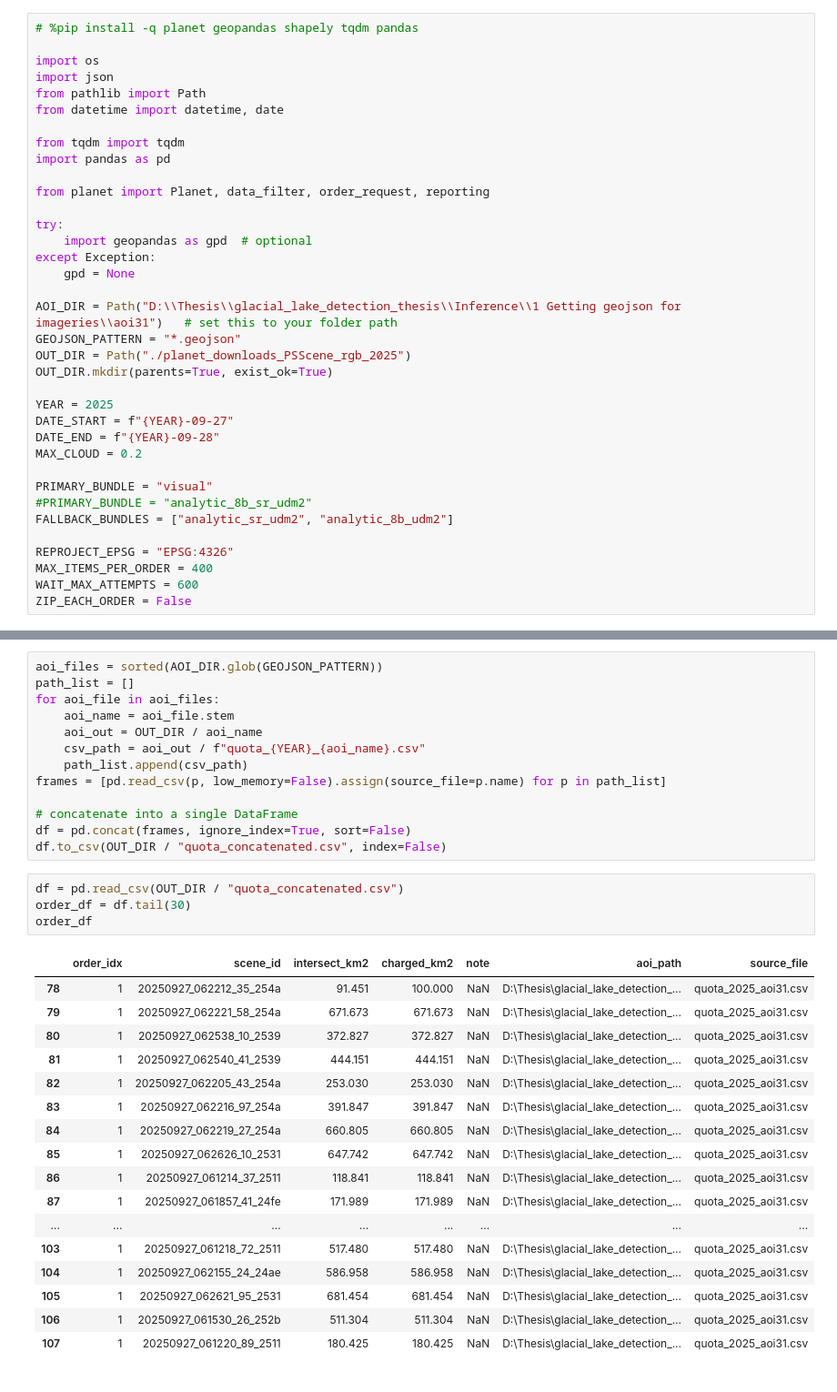
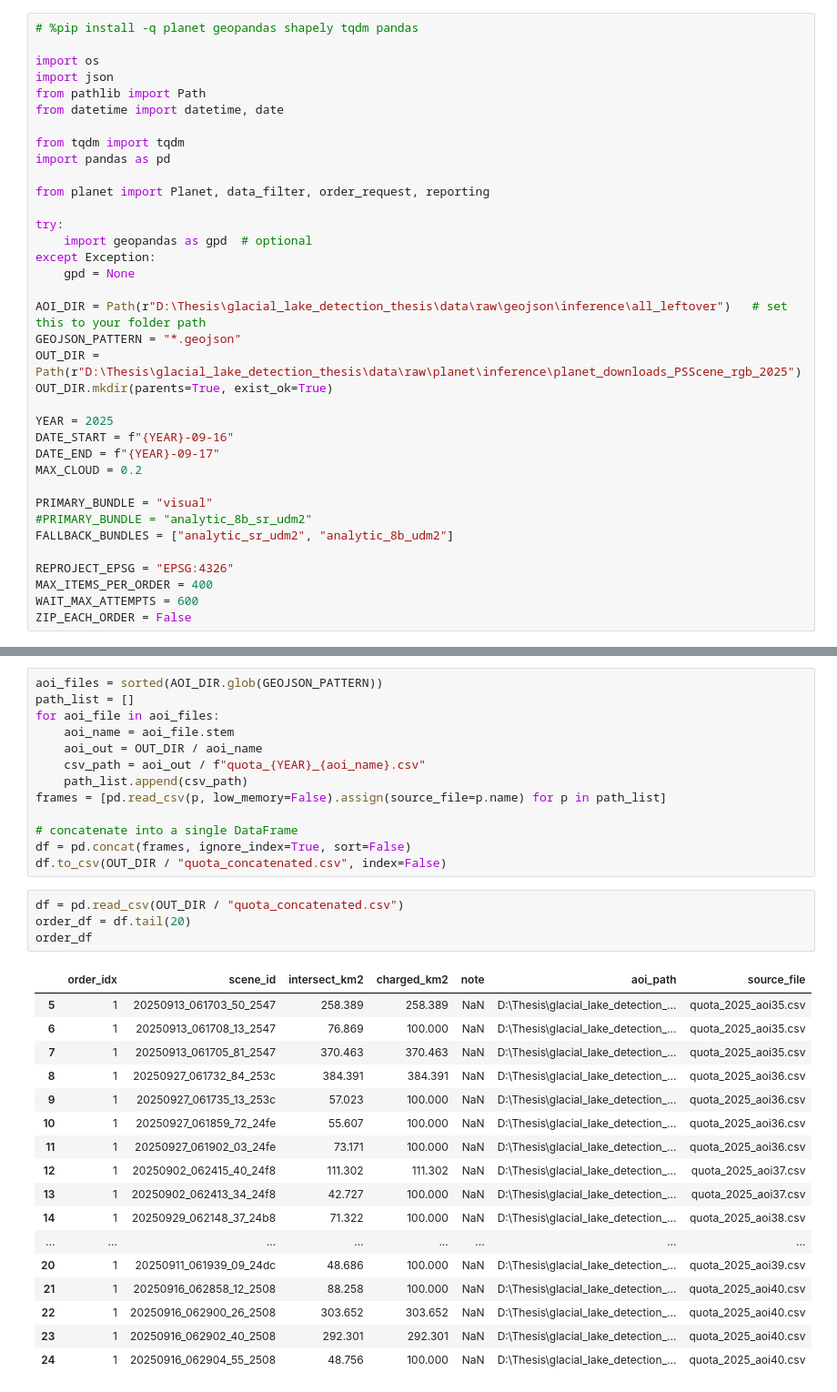
Before and after one commit to MuhammadBilalCS50/glacial_lake_detection_thesis, a Jupyter notebook: notebooks/inference/2 Getting imageries from planet/Planet_PSScene_2020_AOI_BatchedOrders_with_quota_estimate.ipynb, the cells around one changed output, grey strips where cells are left out. Shown at 91% size. Drawn from its saved outputs; the diff is of its cells as text.

```diff
--- a/notebooks/inference/2 Getting imageries from planet/Planet_PSScene_2020_AOI_BatchedOrders_with_quota_estimate.ipynb
+++ b/notebooks/inference/2 Getting imageries from planet/Planet_PSScene_2020_AOI_BatchedOrders_with_quota_estimate.ipynb
@@ -28,14 +28,14 @@ try:
 except Exception:
     gpd = None
 
-AOI_DIR = Path("D:\\Thesis\\glacial_lake_detection_thesis\\Inference\\1 Getting geojson for imageries\\aoi31")   # set this to your folder path
+AOI_DIR = Path(r"D:\Thesis\glacial_lake_detection_thesis\data\raw\geojson\inference\all_leftover")   # set this to your folder path
 GEOJSON_PATTERN = "*.geojson"
-OUT_DIR = Path("./planet_downloads_PSScene_rgb_2025")
+OUT_DIR = Path(r"D:\Thesis\glacial_lake_detection_thesis\data\raw\planet\inference\planet_downloads_PSScene_rgb_2025")
 OUT_DIR.mkdir(parents=True, exist_ok=True)
 
 YEAR = 2025
-DATE_START = f"{YEAR}-09-27"
-DATE_END = f"{YEAR}-09-28"
+DATE_START = f"{YEAR}-09-16"
+DATE_END = f"{YEAR}-09-17"
 MAX_CLOUD = 0.2
 
 PRIMARY_BUNDLE = "visual"
@@ -291,26 +287,26 @@ df = pd.concat(frames, ignore_index=True, sort=False)
 df.to_csv(OUT_DIR / "quota_concatenated.csv", index=False)
 # %%
 df = pd.read_csv(OUT_DIR / "quota_concatenated.csv")
-order_df = df.tail(30)
+order_df = df.tail(20)
 order_df
 # %% [output]
 |  | order_idx | scene_id | intersect_km2 | charged_km2 | note | aoi_path | source_file |
-| 78 | 1 | 20250927_062212_35_254a | 91.451 | 100.000 | NaN | D:\Thesis\glacial_lake_detection_... | quota_2025_aoi31.csv |
-| 79 | 1 | 20250927_062221_58_254a | 671.673 | 671.673 | NaN | D:\Thesis\glacial_lake_detection_... | quota_2025_aoi31.csv |
-| 80 | 1 | 20250927_062538_10_2539 | 372.827 | 372.827 | NaN | D:\Thesis\glacial_lake_detection_... | quota_2025_aoi31.csv |
-| 81 | 1 | 20250927_062540_41_2539 | 444.151 | 444.151 | NaN | D:\Thesis\glacial_lake_detection_... | quota_2025_aoi31.csv |
-| 82 | 1 | 20250927_062205_43_254a | 253.030 | 253.030 | NaN | D:\Thesis\glacial_lake_detection_... | quota_2025_aoi31.csv |
-| 83 | 1 | 20250927_062216_97_254a | 391.847 | 391.847 | NaN | D:\Thesis\glacial_lake_detection_... | quota_2025_aoi31.csv |
-| 84 | 1 | 20250927_062219_27_254a | 660.805 | 660.805 | NaN | D:\Thesis\glacial_lake_detection_... | quota_2025_aoi31.csv |
-| 85 | 1 | 20250927_062626_10_2531 | 647.742 | 647.742 | NaN | D:\Thesis\glacial_lake_detection_... | quota_2025_aoi31.csv |
-| 86 | 1 | 20250927_061214_37_2511 | 118.841 | 118.841 | NaN | D:\Thesis\glacial_lake_detection_... | quota_2025_aoi31.csv |
-| 87 | 1 | 20250927_061857_41_24fe | 171.989 | 171.989 | NaN | D:\Thesis\glacial_lake_detection_... | quota_2025_aoi31.csv |
+| 5 | 1 | 20250913_061703_50_2547 | 258.389 | 258.389 | NaN | D:\Thesis\glacial_lake_detection_... | quota_2025_aoi35.csv |
+| 6 | 1 | 20250913_061708_13_2547 | 76.869 | 100.000 | NaN | D:\Thesis\glacial_lake_detection_... | quota_2025_aoi35.csv |
+| 7 | 1 | 20250913_061705_81_2547 | 370.463 | 370.463 | NaN | D:\Thesis\glacial_lake_detection_... | quota_2025_aoi35.csv |
+| 8 | 1 | 20250927_061732_84_253c | 384.391 | 384.391 | NaN | D:\Thesis\glacial_lake_detection_... | quota_2025_aoi36.csv |
+| 9 | 1 | 20250927_061735_13_253c | 57.023 | 100.000 | NaN | D:\Thesis\glacial_lake_detection_... | quota_2025_aoi36.csv |
+| 10 | 1 | 20250927_061859_72_24fe | 55.607 | 100.000 | NaN | D:\Thesis\glacial_lake_detection_... | quota_2025_aoi36.csv |
+| 11 | 1 | 20250927_061902_03_24fe | 73.171 | 100.000 | NaN | D:\Thesis\glacial_lake_detection_... | quota_2025_aoi36.csv |
+| 12 | 1 | 20250902_062415_40_24f8 | 111.302 | 111.302 | NaN | D:\Thesis\glacial_lake_detection_... | quota_2025_aoi37.csv |
+| 13 | 1 | 20250902_062413_34_24f8 | 42.727 | 100.000 | NaN | D:\Thesis\glacial_lake_detection_... | quota_2025_aoi37.csv |
+| 14 | 1 | 20250929_062148_37_24b8 | 71.322 | 100.000 | NaN | D:\Thesis\glacial_lake_detection_... | quota_2025_aoi38.csv |
 | ... | ... | ... | ... | ... | ... | ... | ... |
-| 103 | 1 | 20250927_061218_72_2511 | 517.480 | 517.480 | NaN | D:\Thesis\glacial_lake_detection_... | quota_2025_aoi31.csv |
-| 104 | 1 | 20250927_062155_24_24ae | 586.958 | 586.958 | NaN | D:\Thesis\glacial_lake_detection_... | quota_2025_aoi31.csv |
-| 105 | 1 | 20250927_062621_95_2531 | 681.454 | 681.454 | NaN | D:\Thesis\glacial_lake_detection_... | quota_2025_aoi31.csv |
-| 106 | 1 | 20250927_061530_26_252b | 511.304 | 511.304 | NaN | D:\Thesis\glacial_lake_detection_... | quota_2025_aoi31.csv |
-| 107 | 1 | 20250927_061220_89_2511 | 180.425 | 180.425 | NaN | D:\Thesis\glacial_lake_detection_... | quota_2025_aoi31.csv |
+| 20 | 1 | 20250911_061939_09_24dc | 48.686 | 100.000 | NaN | D:\Thesis\glacial_lake_detection_... | quota_2025_aoi39.csv |
+| 21 | 1 | 20250916_062858_12_2508 | 88.258 | 100.000 | NaN | D:\Thesis\glacial_lake_detection_... | quota_2025_aoi40.csv |
+| 22 | 1 | 20250916_062900_26_2508 | 303.652 | 303.652 | NaN | D:\Thesis\glacial_lake_detection_... | quota_2025_aoi40.csv |
+| 23 | 1 | 20250916_062902_40_2508 | 292.301 | 292.301 | NaN | D:\Thesis\glacial_lake_detection_... | quota_2025_aoi40.csv |
+| 24 | 1 | 20250916_062904_55_2508 | 48.756 | 100.000 | NaN | D:\Thesis\glacial_lake_detection_... | quota_2025_aoi40.csv |
 # %%
 for idx, row in order_df.iterrows():
     print(row["scene_id"])
```
Also changed, not shown: parts of 4 cells of this notebook, 42 other files.
